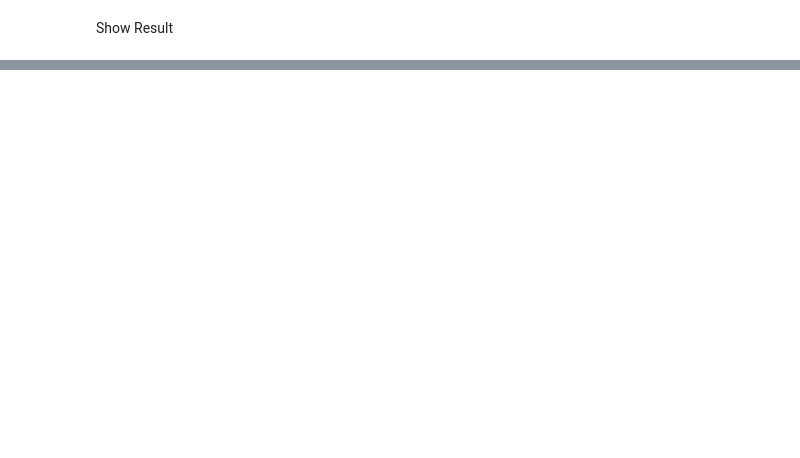
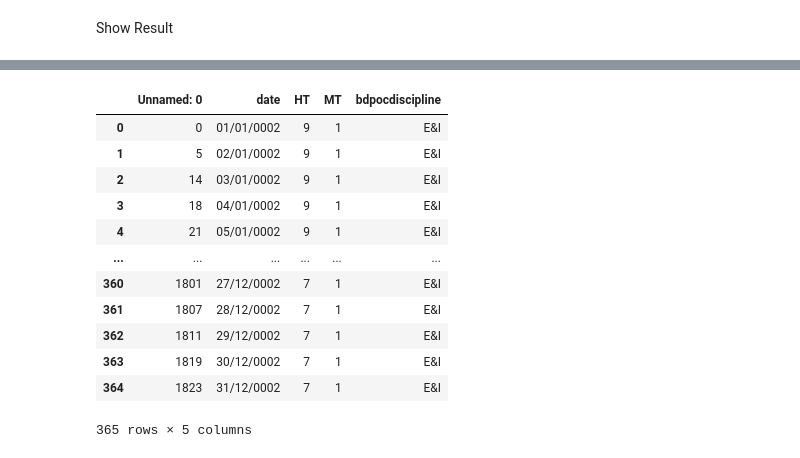
Before and after one commit to LeTriet17/GA_1.0, a Jupyter notebook: run.ipynb, the cells around one changed output, grey strips where cells are left out. Cells and saved outputs as stored; diff of their text form; code cells hidden in the pictures; blank space fills up the shorter version.

```diff
--- a/run.ipynb
+++ b/run.ipynb
@@ -118,0 +158,16 @@ plt.show()
+# %%
+resource_data
+# %% [output]
+|  | Unnamed: 0 | date | HT | MT | bdpocdiscipline |
+| 0 | 0 | 01/01/0002 | 9 | 1 | E&I |
+| 1 | 5 | 02/01/0002 | 9 | 1 | E&I |
+| 2 | 14 | 03/01/0002 | 9 | 1 | E&I |
+| 3 | 18 | 04/01/0002 | 9 | 1 | E&I |
+| 4 | 21 | 05/01/0002 | 9 | 1 | E&I |
+| ... | ... | ... | ... | ... | ... |
+| 360 | 1801 | 27/12/0002 | 7 | 1 | E&I |
+| 361 | 1807 | 28/12/0002 | 7 | 1 | E&I |
+| 362 | 1811 | 29/12/0002 | 7 | 1 | E&I |
+| 363 | 1819 | 30/12/0002 | 7 | 1 | E&I |
+| 364 | 1823 | 31/12/0002 | 7 | 1 | E&I |
+365 rows × 5 columns
```
Also changed, not shown: parts of 7 cells of this notebook, 6 other files.
